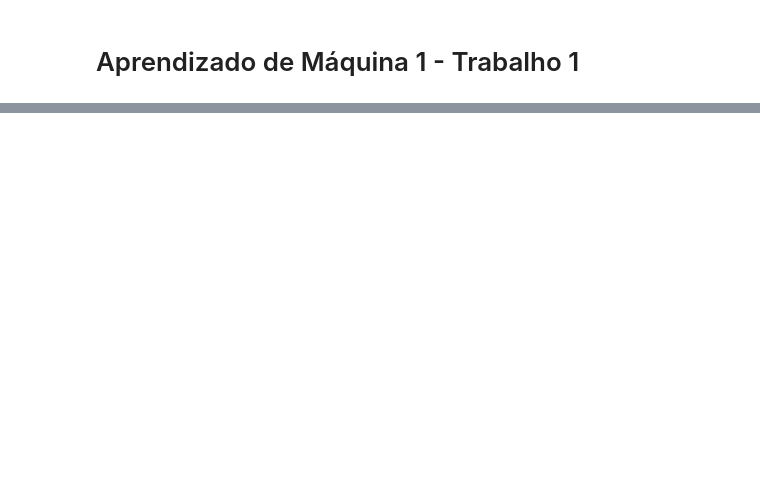
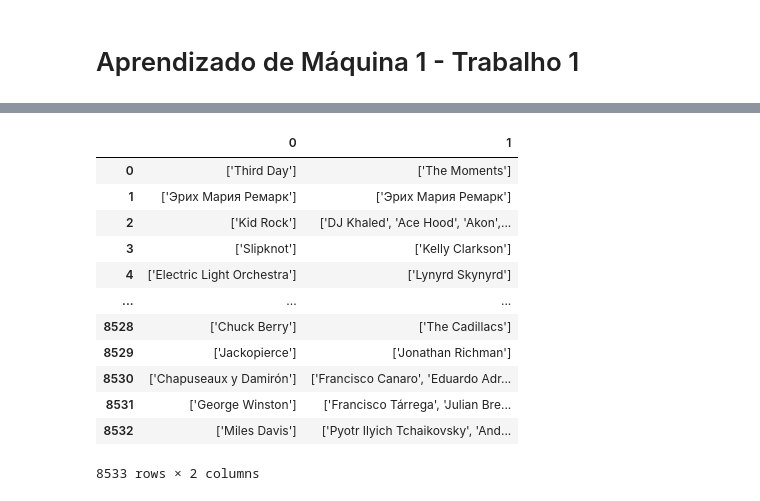
Before and after one commit to DaanMoura/AprendizadoDeMaquina, a Jupyter notebook: AM1_SpotifyData.ipynb, the cells around one changed output, grey strips where cells are left out. Saved outputs shown, nothing was run; the diff lists cells and outputs as text; code cells hidden in the pictures; blank space fills up the shorter version.

```diff
--- a/AM1_SpotifyData.ipynb
+++ b/AM1_SpotifyData.ipynb
@@ -30,0 +115,17 @@ spotify.describe()
+# %%
+results = np.array([y_test.values, tree.predict(X_test)]).T
+pd.DataFrame(results)
+# %% [output]
+|  | 0 | 1 |
+| 0 | ['Third Day'] | ['The Moments'] |
+| 1 | ['Эрих Мария Ремарк'] | ['Эрих Мария Ремарк'] |
+| 2 | ['Kid Rock'] | ['DJ Khaled', 'Ace Hood', 'Akon',... |
+| 3 | ['Slipknot'] | ['Kelly Clarkson'] |
+| 4 | ['Electric Light Orchestra'] | ['Lynyrd Skynyrd'] |
+| ... | ... | ... |
+| 8528 | ['Chuck Berry'] | ['The Cadillacs'] |
+| 8529 | ['Jackopierce'] | ['Jonathan Richman'] |
+| 8530 | ['Chapuseaux y Damirón'] | ['Francisco Canaro', 'Eduardo Adr... |
+| 8531 | ['George Winston'] | ['Francisco Tárrega', 'Julian Bre... |
+| 8532 | ['Miles Davis'] | ['Pyotr Ilyich Tchaikovsky', 'And... |
+8533 rows × 2 columns
```
Also changed, not shown: parts of 8 cells of this notebook.
